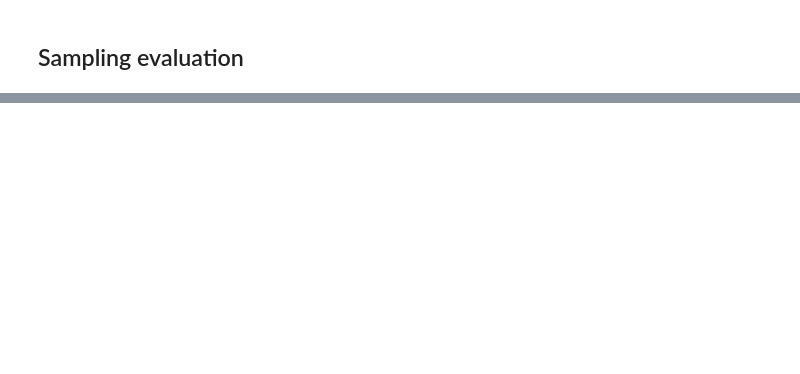
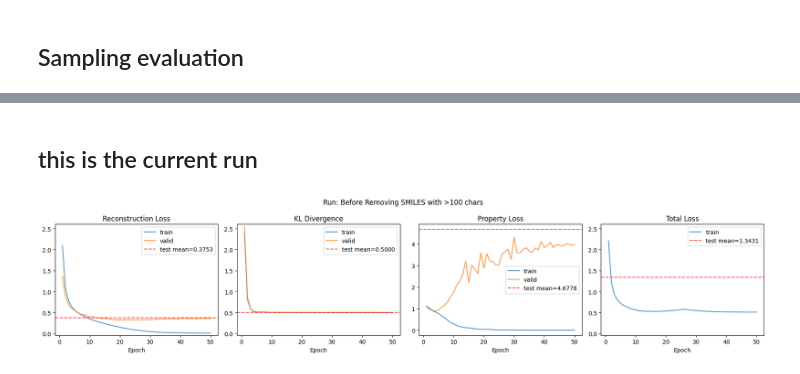
Before and after one commit to elenipsaromatis/mol-vae, a Jupyter notebook: notebooks/vae_dev.ipynb, the cells around one changed output, grey strips where cells are left out. Drawn from its saved outputs; the diff is of its cells as text; code cells hidden in the pictures; blank space fills up the shorter version.

```diff
--- a/notebooks/vae_dev.ipynb
+++ b/notebooks/vae_dev.ipynb
@@ -1141,0 +986,57 @@ print(batch_size, len(full_df))
+# %% [markdown]
+## this is the current run
+# %%
+import mlflow
+mlflow.set_tracking_uri("file:///Users/elenipsaromatis/Documents/mol-vae/notebooks/mlruns")
+run_id = "9ccbb8d23c4a468b9a22013501905eeb"
+client = mlflow.tracking.MlflowClient()
+
+def get_metric(metric_name):
+    return [m.value for m in client.get_metric_history(run_id, metric_name)]
+
+train_recon = get_metric("recon_loss")
+train_kl    = get_metric("kl_loss")
+train_prop  = get_metric("train_prop")
+train_total = get_metric("train_loss")
+valid_recon = get_metric("valid_recon")
+valid_kl    = get_metric("valid_kl")
+valid_prop  = get_metric("valid_prop")
+
+epochs = range(1, len(train_recon) + 1)
+
+# test means from your earlier batch-level evaluation
+test_means = {
+    'Reconstruction Loss': 0.3753,
+    'KL Divergence':       0.5000,
+    'Property Loss':       4.6778,
+    'Total Loss':          1.3431,
+}
+
+fig, axes = plt.subplots(1, 4, figsize=(18, 4))
+
+vae_min = min(min(train_recon), min(train_kl), min(train_total), min(valid_recon), min(valid_kl))
+vae_max = max(max(train_recon), max(train_kl), max(train_total), max(valid_recon), max(valid_kl))
+
+pairs = [
+    (train_recon, valid_recon, 'Reconstruction Loss'),
+    (train_kl,    valid_kl,    'KL Divergence'),
+    (train_prop,  valid_prop,  'Property Loss'),
+    (train_total, None,        'Total Loss'),
+]
+
+for ax, (train_vals, valid_vals, title) in zip(axes, pairs):
+    ax.plot(epochs, train_vals, label='train', alpha=0.8)
+    if valid_vals is not None:
+        ax.plot(epochs, valid_vals, label='valid', alpha=0.8)
+    ax.axhline(test_means[title], color='red', linestyle='--', alpha=0.7, label=f'test mean={test_means[title]:.4f}')
+    ax.set_title(title)
+    ax.set_xlabel('Epoch')
+    ax.legend()
+    if title != 'Property Loss':
+        ax.set_ylim(vae_min - 0.05, vae_max + 0.05)
+
+plt.suptitle('Run: Before Removing SMILES with >100 chars')
+plt.tight_layout()
+plt.show()
+# %% [output]
+[figure, added]
```
Also changed, not shown: parts of 36 cells of this notebook.
